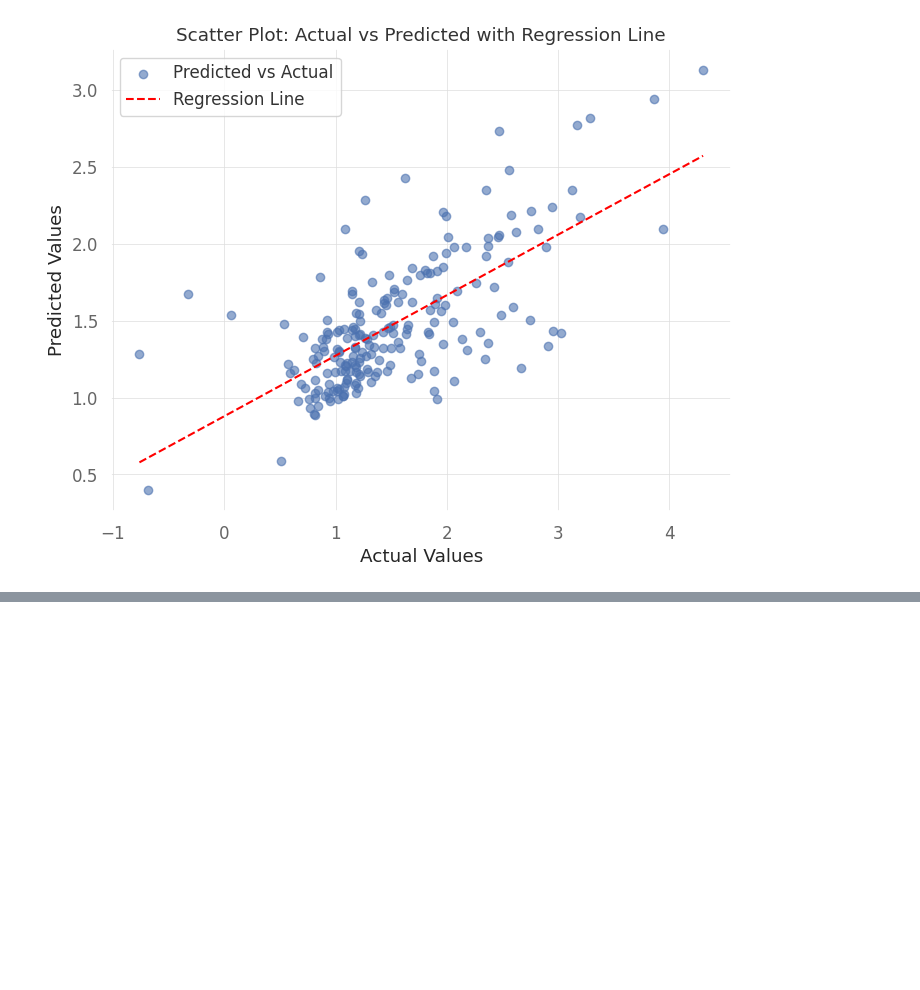
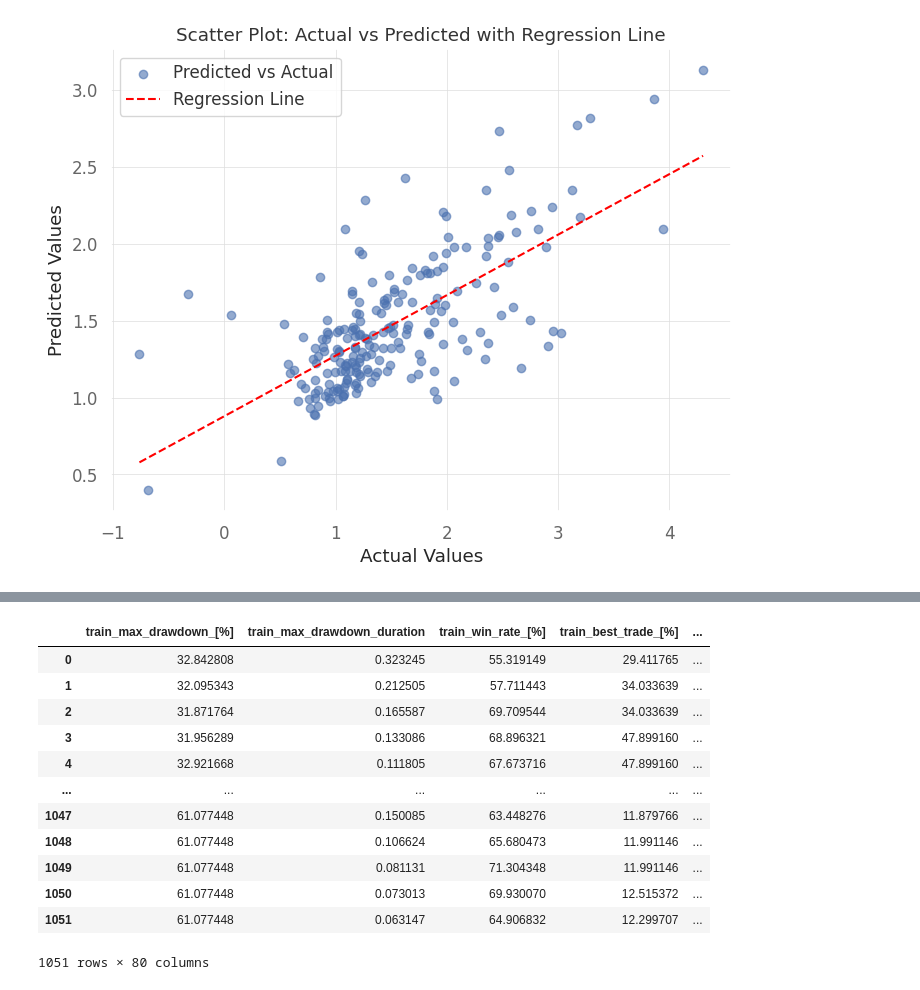
Before and after one commit to jklen/cataclysmic_alpha, a Jupyter notebook: experiment_notebooks/hhhl_ml1_backtest_analysis.ipynb, the cells around one changed output, grey strips where cells are left out. Drawn from its saved outputs; the diff is of its cells as text; code cells hidden in the pictures; blank space fills up the shorter version.

```diff
--- a/experiment_notebooks/hhhl_ml1_backtest_analysis.ipynb
+++ b/experiment_notebooks/hhhl_ml1_backtest_analysis.ipynb
@@ -1399,0 +1437,16 @@ plt.show()
+# %%
+df_fin
+# %% [output]
+|  | train_max_drawdown_[%] | train_max_drawdown_duration | train_win_rate_[%] | train_best_trade_[%] | ... |
+| 0 | 32.842808 | 0.323245 | 55.319149 | 29.411765 | ... |
+| 1 | 32.095343 | 0.212505 | 57.711443 | 34.033639 | ... |
+| 2 | 31.871764 | 0.165587 | 69.709544 | 34.033639 | ... |
+| 3 | 31.956289 | 0.133086 | 68.896321 | 47.899160 | ... |
+| 4 | 32.921668 | 0.111805 | 67.673716 | 47.899160 | ... |
+| ... | ... | ... | ... | ... | ... |
+| 1047 | 61.077448 | 0.150085 | 63.448276 | 11.879766 | ... |
+| 1048 | 61.077448 | 0.106624 | 65.680473 | 11.991146 | ... |
+| 1049 | 61.077448 | 0.081131 | 71.304348 | 11.991146 | ... |
+| 1050 | 61.077448 | 0.073013 | 69.930070 | 12.515372 | ... |
+| 1051 | 61.077448 | 0.063147 | 64.906832 | 12.299707 | ... |
+1051 rows × 80 columns
```
Also changed, not shown: parts of 10 cells of this notebook, 16 other files.
